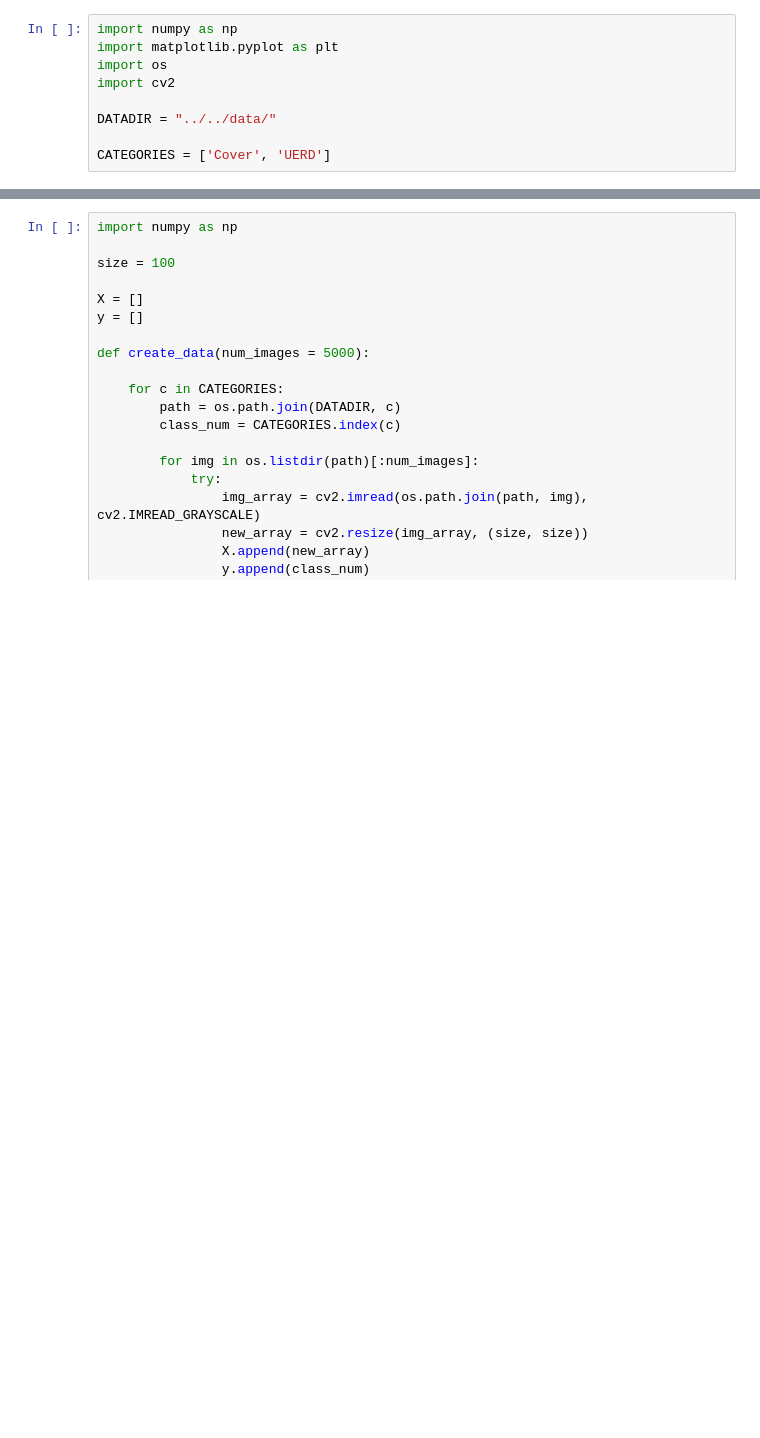
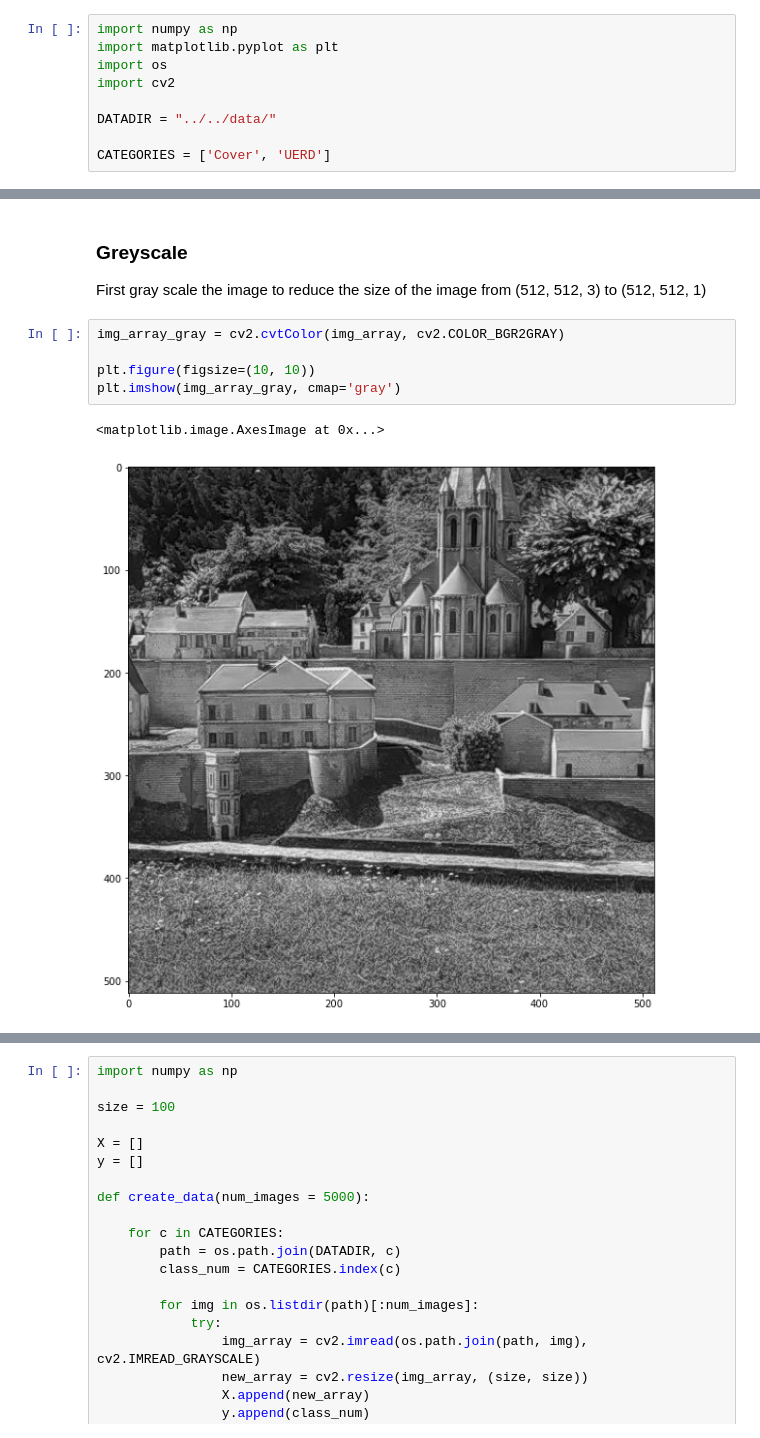
Before and after one commit to stefan-esquivel/SteganoClassifier, a Jupyter notebook: src/preprocessing/process_data_100.ipynb, the cells around one changed output, grey strips where cells are left out. Drawn from its saved outputs; the diff is of its cells as text; blank space fills up the shorter version.

```diff
--- a/src/preprocessing/process_data_100.ipynb
+++ b/src/preprocessing/process_data_100.ipynb
@@ -36,0 +55,12 @@ CATEGORIES = ['Cover', 'UERD']
+# %% [markdown]
+### Greyscale
+
+First gray scale the image to reduce the size of the image from (512, 512, 3) to (512, 512, 1)
+# %%
+img_array_gray = cv2.cvtColor(img_array, cv2.COLOR_BGR2GRAY)
+
+plt.figure(figsize=(10, 10))
+plt.imshow(img_array_gray, cmap='gray')
+# %% [output]
+<matplotlib.image.AxesImage at 0x...>
+[figure, added]
```
Also changed, not shown: parts of 7 cells of this notebook, 1 other file.
